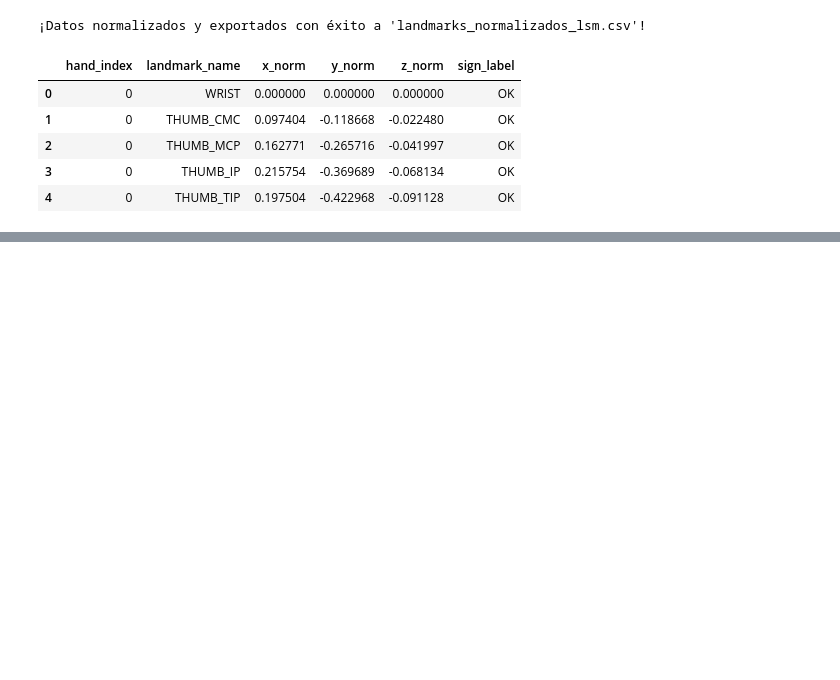
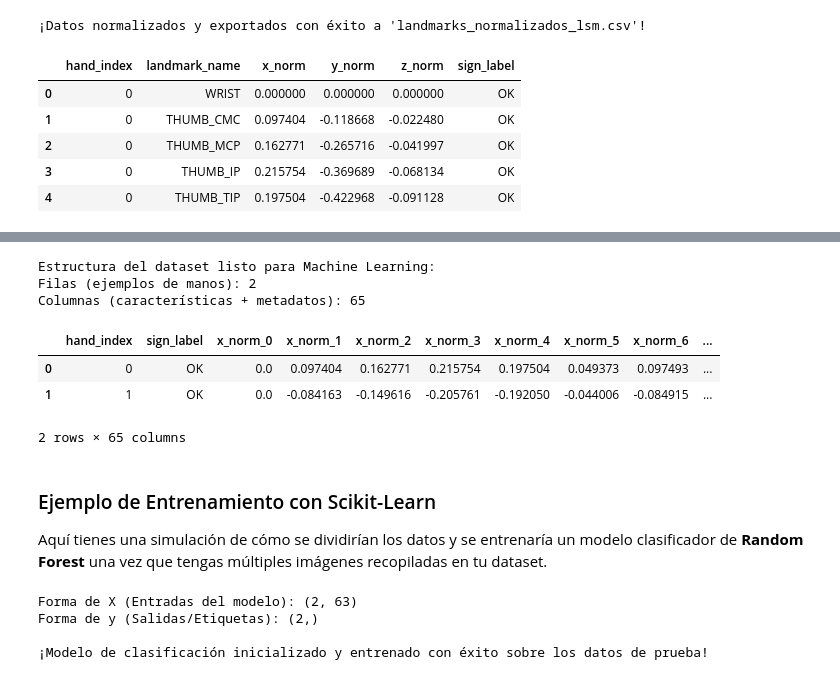
Before and after one commit to a00377571/lsm-reconocimiento-mediapipe, a Jupyter notebook: LSM_ok_dos_manos_MediaPipe.ipynb, the cells around one changed output, grey strips where cells are left out. Cells and saved outputs as stored; diff of their text form; code cells hidden in the pictures; blank space fills up the shorter version.

```diff
--- a/LSM_ok_dos_manos_MediaPipe.ipynb
+++ b/LSM_ok_dos_manos_MediaPipe.ipynb
@@ -396,0 +414,60 @@ display(df_normalizado[['hand_index', 'landmark_name', 'x_norm', 'y_norm', 'z_no
+# %%
+# 1. Pivotamos el DataFrame para que cada mano ('hand_index') sea un único registro
+# Usamos las coordenadas ya normalizadas para asegurar invarianza de escala y posición
+df_features = df_normalizado.pivot(
+    index=['hand_index', 'sign_label'],
+    columns='landmark_id',
+    values=['x_norm', 'y_norm', 'z_norm']
+)
+
+# Aplanamos los niveles de las columnas para tener nombres sencillos como 'x_norm_0', 'y_norm_0', etc.
+df_features.columns = [f"{coord}_{idx}" for coord, idx in df_features.columns]
+df_features = df_features.reset_index()
+
+print("Estructura del dataset listo para Machine Learning:")
+print(f"Filas (ejemplos de manos): {df_features.shape[0]}")
+print(f"Columnas (características + metadatos): {df_features.shape[1]}\n")
+
+# Mostramos las primeras columnas y el resultado final
+display(df_features.head())
+# %% [output]
+Estructura del dataset listo para Machine Learning:
+Filas (ejemplos de manos): 2
+Columnas (características + metadatos): 65
+|  | hand_index | sign_label | x_norm_0 | x_norm_1 | x_norm_2 | x_norm_3 | x_norm_4 | x_norm_5 | x_norm_6 | ... |
+| 0 | 0 | OK | 0.0 | 0.097404 | 0.162771 | 0.215754 | 0.197504 | 0.049373 | 0.097493 | ... |
+| 1 | 1 | OK | 0.0 | -0.084163 | -0.149616 | -0.205761 | -0.192050 | -0.044006 | -0.084915 | ... |
+2 rows × 65 columns
+# %% [markdown]
+### Ejemplo de Entrenamiento con Scikit-Learn
+
+Aquí tienes una simulación de cómo se dividirían los datos y se entrenaría un modelo clasificador de **Random Forest** una vez que tengas múltiples imágenes recopiladas en tu dataset.
+# %%
+from sklearn.model_selection import train_test_split
+from sklearn.ensemble import RandomForestClassifier
+from sklearn.metrics import classification_report, accuracy_score
+
+# Separamos las características (X) de la etiqueta objetivo (y)
+# Excluimos las columnas de metadatos como 'hand_index' y la propia etiqueta 'sign_label'
+columnas_caracteristicas = [col for col in df_features.columns if col not in ['hand_index', 'sign_label']]
+
+X = df_features[columnas_caracteristicas].values
+y = df_features['sign_label'].values
+
+print(f"Forma de X (Entradas del modelo): {X.shape}")
+print(f"Forma de y (Salidas/Etiquetas): {y.shape}")
+
+# NOTA: Como en este ejemplo interactivo solo tenemos una imagen (2 manos de la misma seña 'OK'),
+# usaremos los datos disponibles para ilustrar la inicialización y sintaxis del modelo.
+
+# Inicializamos el clasificador
+modelo_lsm = RandomForestClassifier(n_estimators=100, random_state=42)
+
+# Entrenamos el modelo
+modelo_lsm.fit(X, y)
+print("\n¡Modelo de clasificación inicializado y entrenado con éxito sobre los datos de prueba!")
+# %% [output]
+Forma de X (Entradas del modelo): (2, 63)
+Forma de y (Salidas/Etiquetas): (2,)
+
+¡Modelo de clasificación inicializado y entrenado con éxito sobre los datos de prueba!
```
Also changed, not shown: parts of 2 cells of this notebook.
